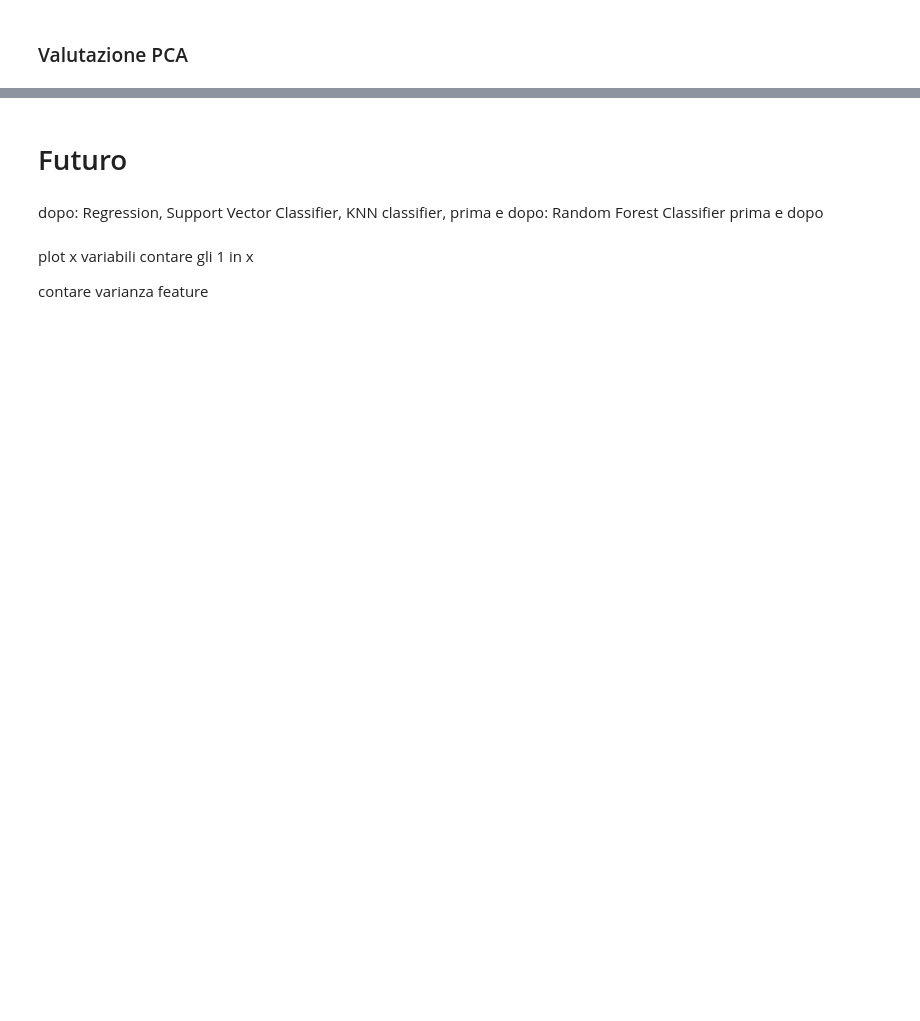
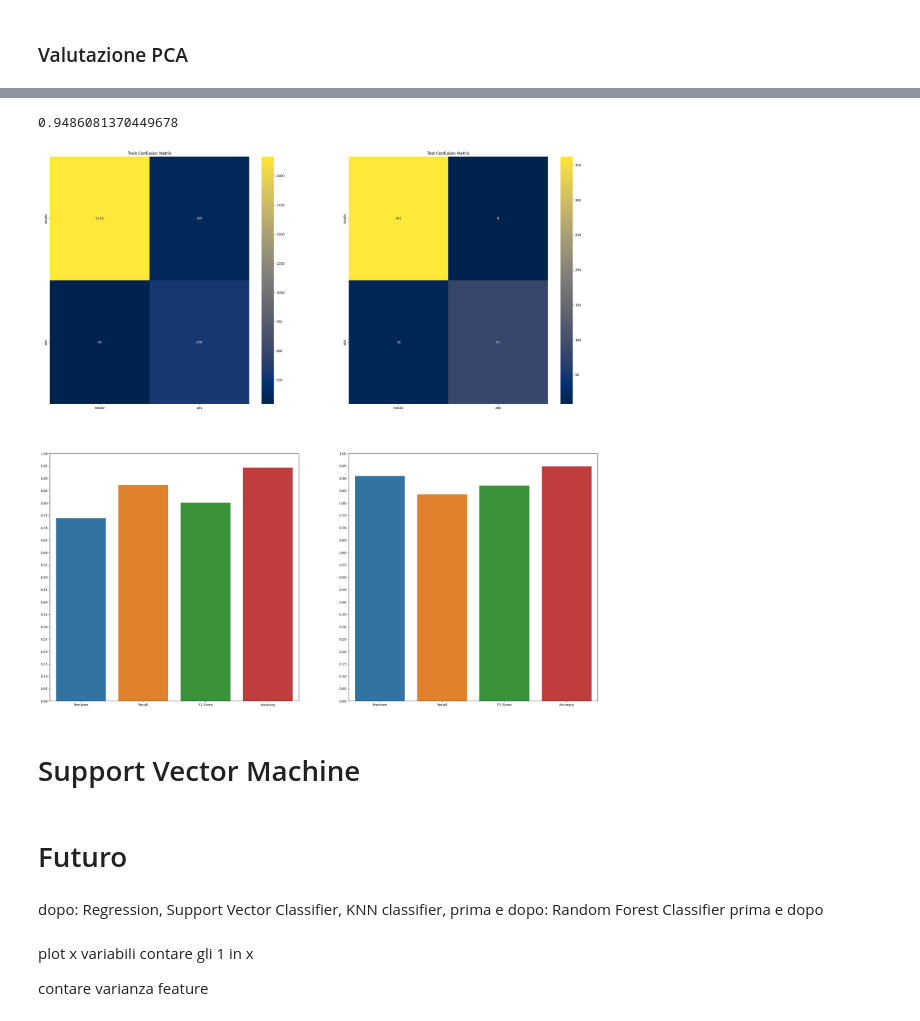
Before and after one commit to wredan/fad-project, a Jupyter notebook: notebook.ipynb, the cells around one changed output, grey strips where cells are left out. Cells and saved outputs as stored; diff of their text form; code cells hidden in the pictures; blank space fills up the shorter version.

```diff
--- a/notebook.ipynb
+++ b/notebook.ipynb
@@ -758,0 +842,2 @@ plt.show()
+# %%
+pca_model = perform_logistic_regression(pca_train_set_resampled, dependent_variable="Class", regularization='lasso')
@@ -759,3 +897,16 @@ plt.show()
+# %%
+train_probs = pca_model.predict(pca_train_set)
+train_pred = train_probs.round().astype(int)
+
+test_probs = pca_model.predict(pca_test_set)
+test_pred = test_probs.round().astype(int)
+
+metrics_printer(pca_train_set['Class'], train_pred, pca_test_set['Class'], test_pred)
+# %% [output]
+0.9486081370449678
+[figure, added]
+# %% [markdown]
+# Support Vector Machine <a id="svm"></a>
 # %% [markdown]
 # Futuro
 # %% [markdown]
```
Also changed, not shown: parts of 41 cells of this notebook.
